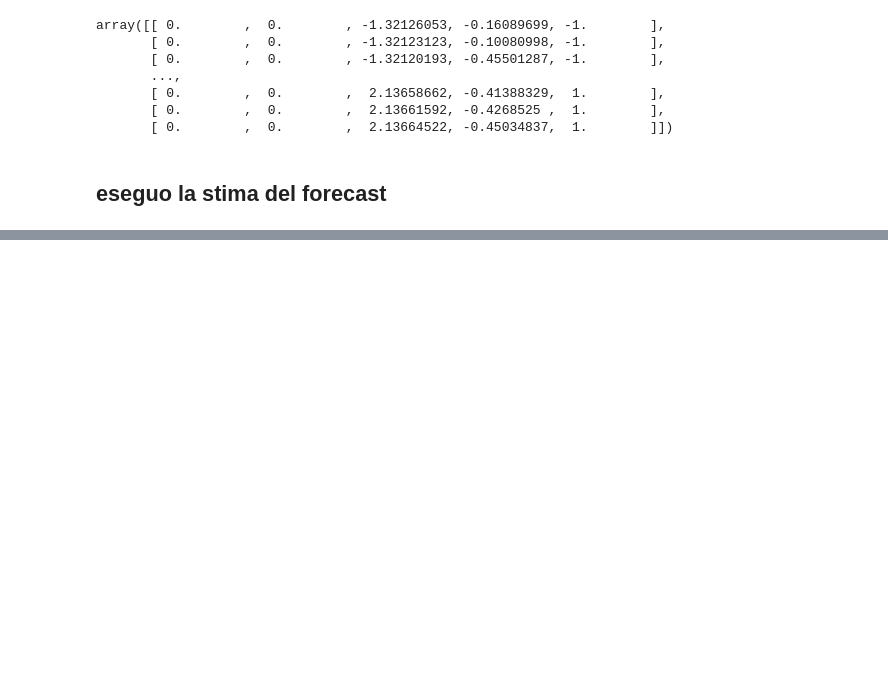
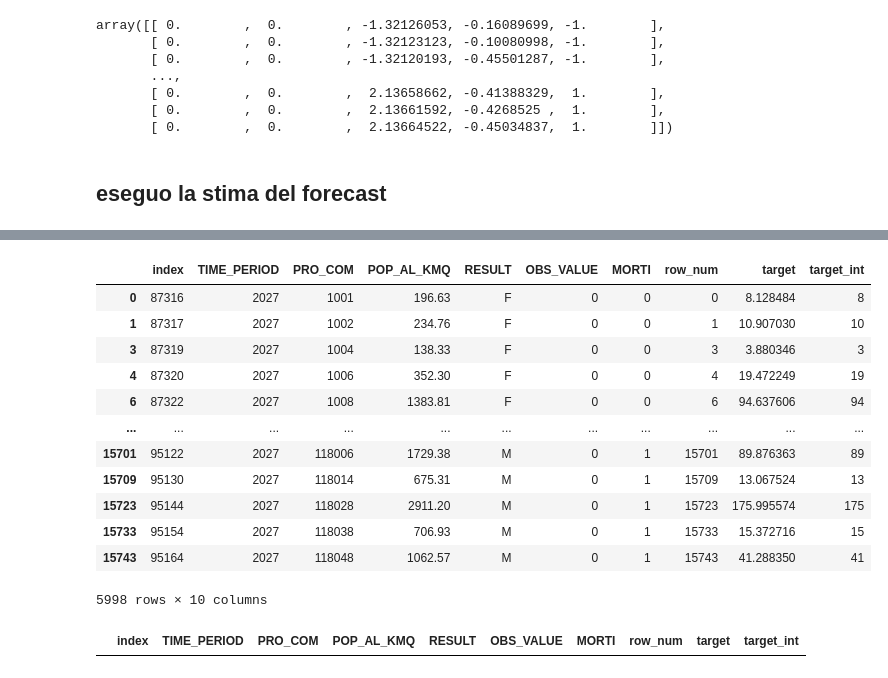
Before and after one commit to pd19nl/ProgettoFinale, a Jupyter notebook: 03_Analisi_statistica_google_env.ipynb, the cells around one changed output, grey strips where cells are left out. Saved outputs shown, nothing was run; the diff lists cells and outputs as text; code cells hidden in the pictures; blank space fills up the shorter version.

```diff
--- a/03_Analisi_statistica_google_env.ipynb
+++ b/03_Analisi_statistica_google_env.ipynb
@@ -639,0 +663,5 @@ Y_pred_forecast = MLR_Risultato.predict(X_Feature_Forecast_Scaling)
+# %%
+dfforecast_target = df = pd.DataFrame({
+    "row_num": range(len(Y_pred_forecast)),
+    "target": Y_pred_forecast
+})
@@ -639,0 +703,5 @@ Y_pred_forecast = MLR_Risultato.predict(X_Feature_Forecast_Scaling)
+# %%
+df_forecast = df_forecast.merge(dfforecast_target[['row_num','target']],
+                                            how='inner',
+                                            left_on='row_num',
+                                            right_on='row_num')
@@ -639,0 +723,2 @@ Y_pred_forecast = MLR_Risultato.predict(X_Feature_Forecast_Scaling)
+# %%
+df_forecast["target_int"] = np.floor(df["target"]).astype(int)
@@ -639,0 +734,2 @@ Y_pred_forecast = MLR_Risultato.predict(X_Feature_Forecast_Scaling)
+# %%
+df_forecast.loc[df_forecast["target_int"] <0,'target_int']=0
@@ -639,0 +745,16 @@ Y_pred_forecast = MLR_Risultato.predict(X_Feature_Forecast_Scaling)
+# %%
+df_forecast[df_forecast['target_int']>0]
+# %% [output]
+|  | index | TIME_PERIOD | PRO_COM | POP_AL_KMQ | RESULT | OBS_VALUE | MORTI | row_num | target | target_int |
+| 0 | 87316 | 2027 | 1001 | 196.63 | F | 0 | 0 | 0 | 8.128484 | 8 |
+| 1 | 87317 | 2027 | 1002 | 234.76 | F | 0 | 0 | 1 | 10.907030 | 10 |
+| 3 | 87319 | 2027 | 1004 | 138.33 | F | 0 | 0 | 3 | 3.880346 | 3 |
+| 4 | 87320 | 2027 | 1006 | 352.30 | F | 0 | 0 | 4 | 19.472249 | 19 |
+| 6 | 87322 | 2027 | 1008 | 1383.81 | F | 0 | 0 | 6 | 94.637606 | 94 |
+| ... | ... | ... | ... | ... | ... | ... | ... | ... | ... | ... |
+| 15701 | 95122 | 2027 | 118006 | 1729.38 | M | 0 | 1 | 15701 | 89.876363 | 89 |
+| 15709 | 95130 | 2027 | 118014 | 675.31 | M | 0 | 1 | 15709 | 13.067524 | 13 |
+| 15723 | 95144 | 2027 | 118028 | 2911.20 | M | 0 | 1 | 15723 | 175.995574 | 175 |
+| 15733 | 95154 | 2027 | 118038 | 706.93 | M | 0 | 1 | 15733 | 15.372716 | 15 |
+| 15743 | 95164 | 2027 | 118048 | 1062.57 | M | 0 | 1 | 15743 | 41.288350 | 41 |
+5998 rows × 10 columns
@@ -639,0 +764,4 @@ Y_pred_forecast = MLR_Risultato.predict(X_Feature_Forecast_Scaling)
+# %%
+df_forecast[df_forecast['target_int']<0]
+# %% [output]
+|  | index | TIME_PERIOD | PRO_COM | POP_AL_KMQ | RESULT | OBS_VALUE | MORTI | row_num | target | target_int |
```
Also changed, not shown: parts of 53 cells of this notebook, 1 other file.
